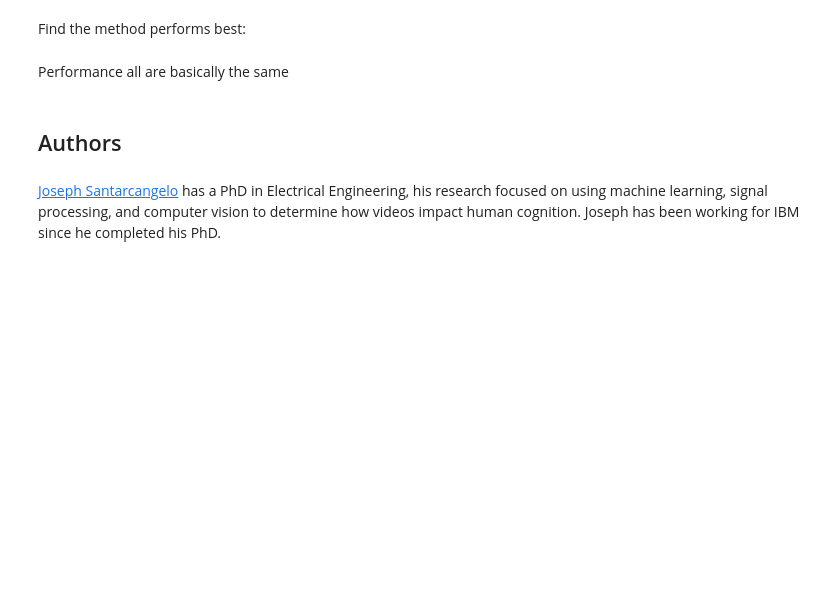
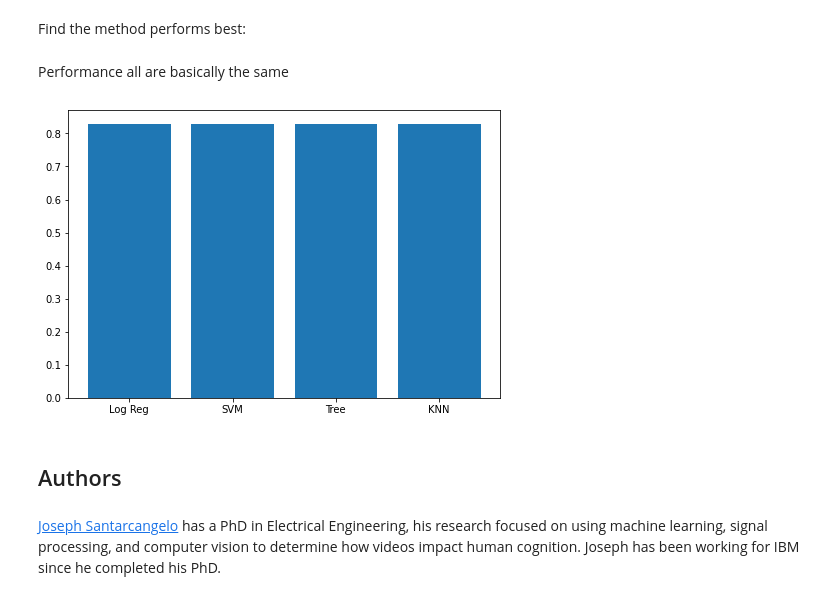
Before and after one commit to angeni-uminga/datasciencecapstone, a Jupyter notebook: Machine Learning Prediction.ipynb, the cells around one changed output. Drawn from its saved outputs; the diff is of its cells as text; code cells hidden in the pictures; blank space fills up the shorter version.

```diff
--- a/Machine Learning Prediction.ipynb
+++ b/Machine Learning Prediction.ipynb
@@ -342,6 +342,15 @@ plot_confusion_matrix(Y_test,yhat)
 Find the method performs best:
 # %% [markdown]
 Performance all are basically the same
+# %%
+fig = plt.figure()
+ax = fig.add_axes([0,0,1,1])
+models = ['Log Reg', 'SVM', 'Tree', 'KNN']
+accuracy = [0.83,0.83,0.83,0.83]
+ax.bar(models,accuracy)
+plt.show()
+# %% [output]
+[figure, added]
 # %% [markdown]
 ## Authors
 # %% [markdown]
```
